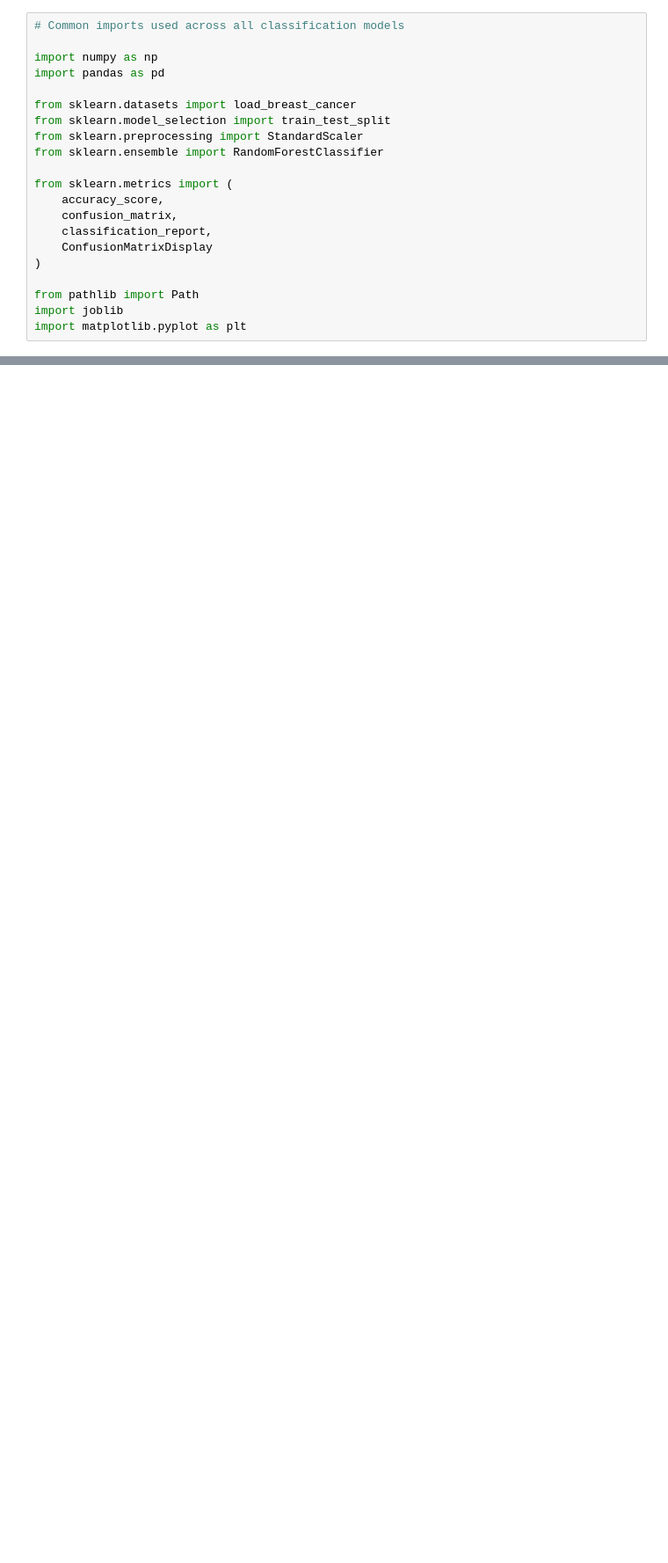
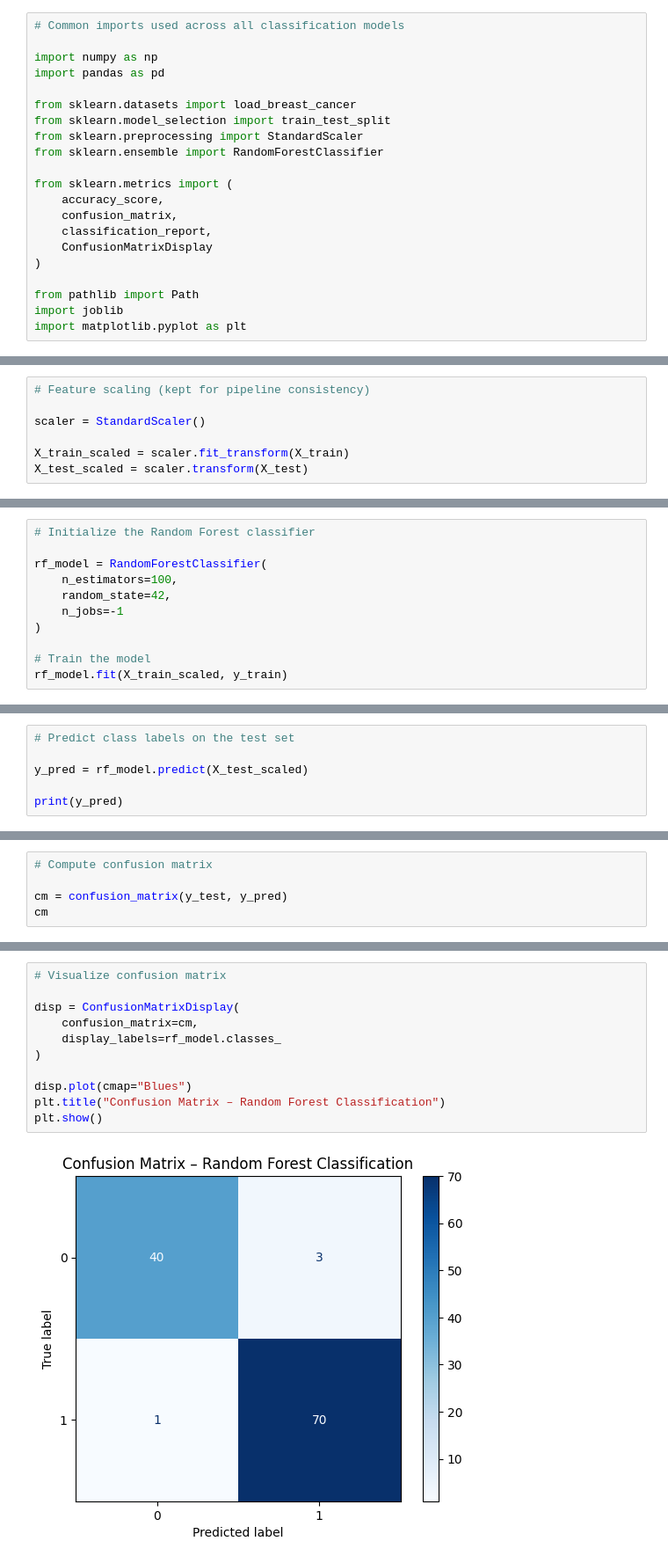
Before and after one commit to Aleex87/ml-methods, a Jupyter notebook: noteooks/supervised/classification/random_forest_classification.ipynb, the cells around one changed output, grey strips where cells are left out. Shown at 88% size. Cells and saved outputs as stored; diff of their text form; blank space fills up the shorter version.

Commit message:
random forest classification done

```diff
--- a/noteooks/supervised/classification/random_forest_classification.ipynb
+++ b/noteooks/supervised/classification/random_forest_classification.ipynb
@@ -116,0 +236,7 @@ import matplotlib.pyplot as plt
+# %%
+# Feature scaling (kept for pipeline consistency)
+
+scaler = StandardScaler()
+
+X_train_scaled = scaler.fit_transform(X_train)
+X_test_scaled = scaler.transform(X_test)
@@ -116,0 +351,11 @@ import matplotlib.pyplot as plt
+# %%
+# Initialize the Random Forest classifier
+
+rf_model = RandomForestClassifier(
+    n_estimators=100,
+    random_state=42,
+    n_jobs=-1
+)
+
+# Train the model
+rf_model.fit(X_train_scaled, y_train)
@@ -116,0 +479,6 @@ import matplotlib.pyplot as plt
+# %%
+# Predict class labels on the test set
+
+y_pred = rf_model.predict(X_test_scaled)
+
+print(y_pred)
@@ -116,0 +574,5 @@ import matplotlib.pyplot as plt
+# %%
+# Compute confusion matrix
+
+cm = confusion_matrix(y_test, y_pred)
+cm
@@ -116,0 +587,13 @@ import matplotlib.pyplot as plt
+# %%
+# Visualize confusion matrix
+
+disp = ConfusionMatrixDisplay(
+    confusion_matrix=cm,
+    display_labels=rf_model.classes_
+)
+
+disp.plot(cmap="Blues")
+plt.title("Confusion Matrix – Random Forest Classification")
+plt.show()
+# %% [output]
+[figure, added]
```
Also changed, not shown: parts of 71 cells of this notebook.
